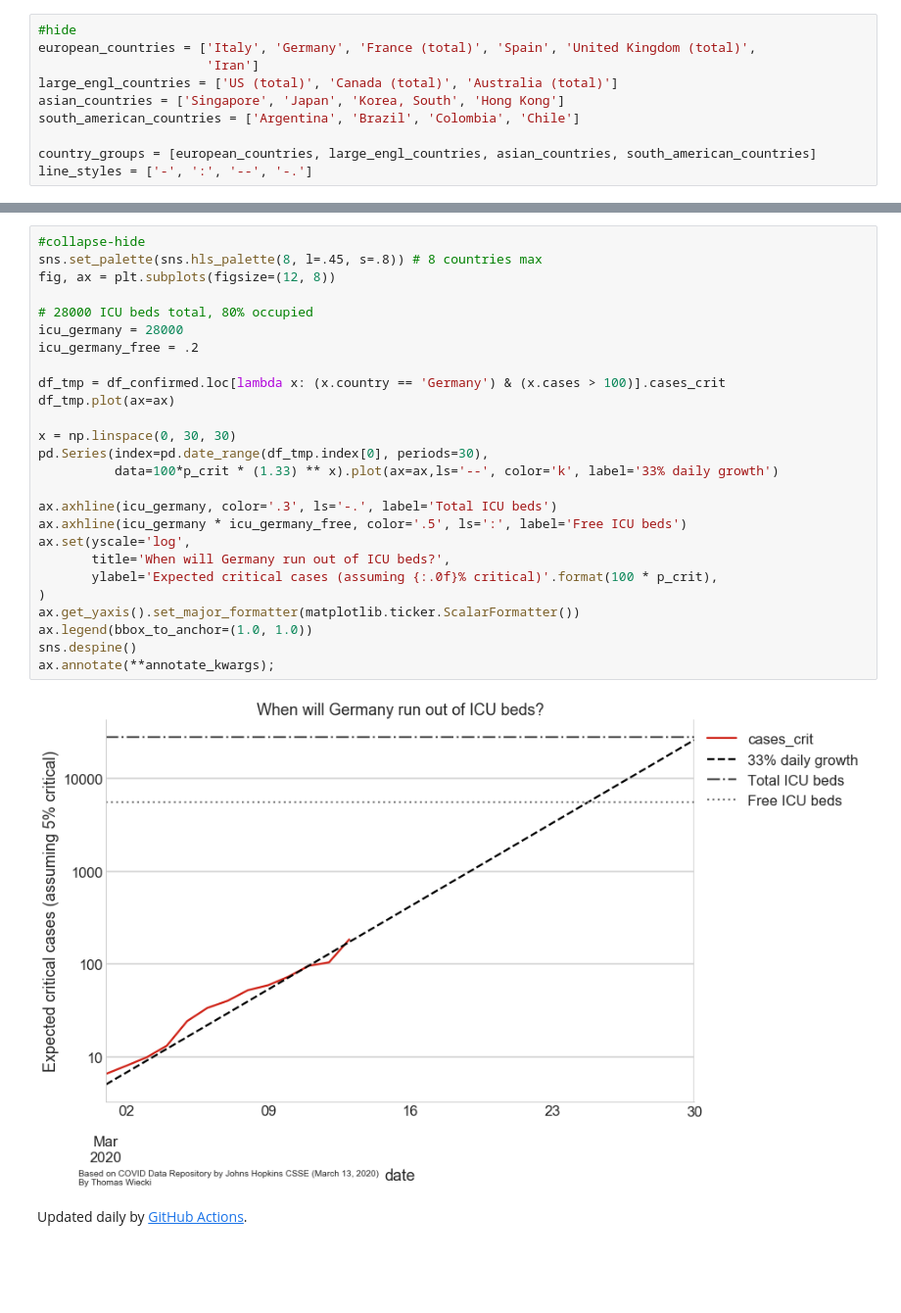
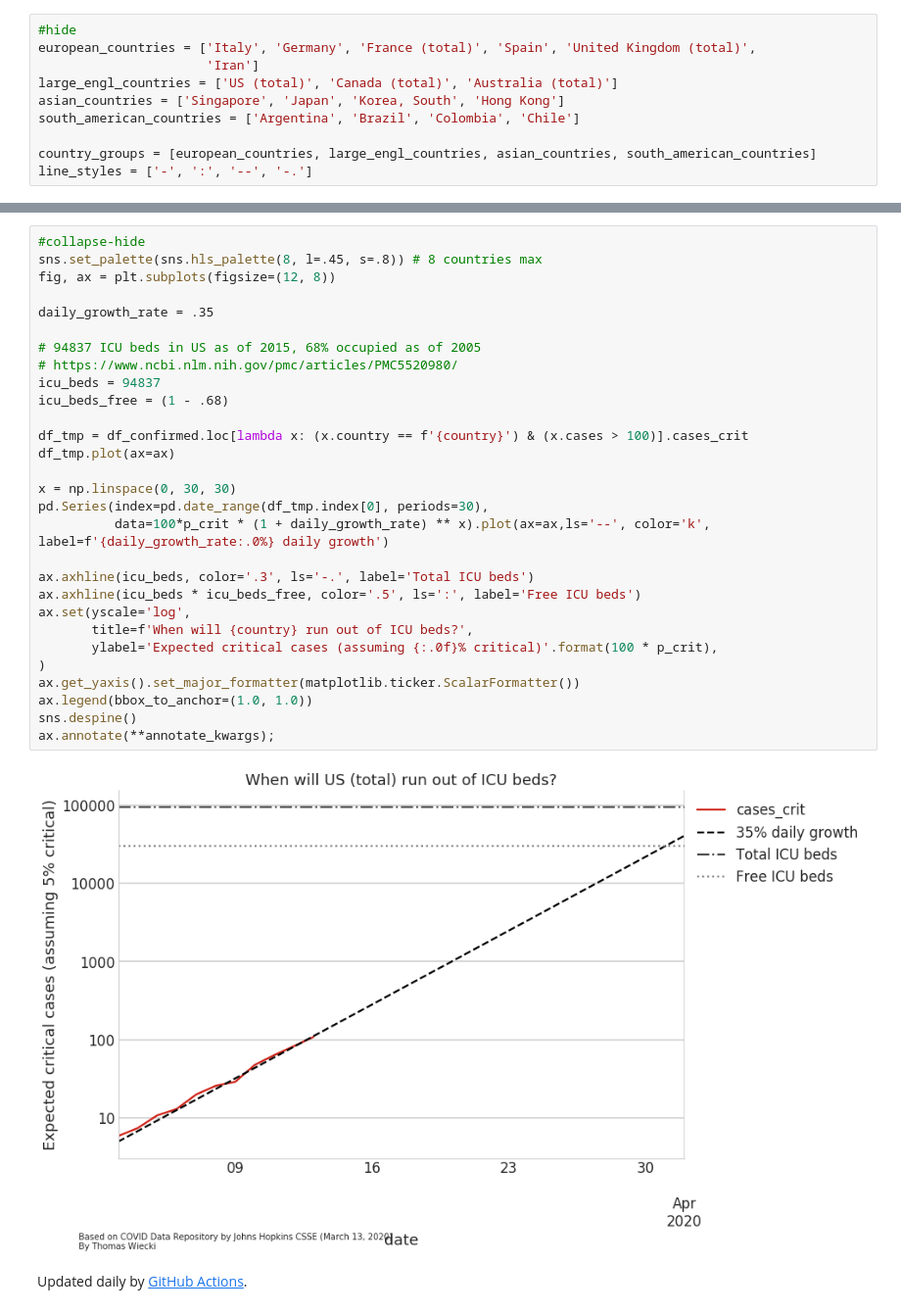
Before and after one commit to bensonlee5/covid19, a Jupyter notebook: covid19_growth.ipynb, the cells around one changed output, grey strips where cells are left out. Shown at 98% size. Cells and saved outputs as stored; diff of their text form; blank space fills up the shorter version.

```diff
--- a/covid19_growth.ipynb
+++ b/covid19_growth.ipynb
@@ -193,31 +211,34 @@ ax.annotate(**annotate_kwargs);
 # %%
 #collapse-hide
 sns.set_palette(sns.hls_palette(8, l=.45, s=.8)) # 8 countries max
 fig, ax = plt.subplots(figsize=(12, 8))
 
-# 28000 ICU beds total, 80% occupied
-icu_germany = 28000
-icu_germany_free = .2
+daily_growth_rate = .35
 
-df_tmp = df_confirmed.loc[lambda x: (x.country == 'Germany') & (x.cases > 100)].cases_crit
+# 94837 ICU beds in US as of 2015, 68% occupied as of 2005
+# https://www.ncbi.nlm.nih.gov/pmc/articles/PMC5520980/
+icu_beds = 94837
+icu_beds_free = (1 - .68)
+
+df_tmp = df_confirmed.loc[lambda x: (x.country == f'{country}') & (x.cases > 100)].cases_crit
 df_tmp.plot(ax=ax)
 
 x = np.linspace(0, 30, 30)
 pd.Series(index=pd.date_range(df_tmp.index[0], periods=30),
-          data=100*p_crit * (1.33) ** x).plot(ax=ax,ls='--', color='k', label='33% daily growth')
+          data=100*p_crit * (1 + daily_growth_rate) ** x).plot(ax=ax,ls='--', color='k', label=f'{daily_growth_rate:.0%} daily growth')
 
-ax.axhline(icu_germany, color='.3', ls='-.', label='Total ICU beds')
-ax.axhline(icu_germany * icu_germany_free, color='.5', ls=':', label='Free ICU beds')
+ax.axhline(icu_beds, color='.3', ls='-.', label='Total ICU beds')
+ax.axhline(icu_beds * icu_beds_free, color='.5', ls=':', label='Free ICU beds')
 ax.set(yscale='log',
-       title='When will Germany run out of ICU beds?',
+       title=f'When will {country} run out of ICU beds?',
        ylabel='Expected critical cases (assuming {:.0f}% critical)'.format(100 * p_crit),
 )
 ax.get_yaxis().set_major_formatter(matplotlib.ticker.ScalarFormatter())
 ax.legend(bbox_to_anchor=(1.0, 1.0))
 sns.despine()
 ax.annotate(**annotate_kwargs);
 # %% [output]
-[figure, old version]
+[figure, new version]
 # %% [markdown]
 Updated daily by [GitHub Actions](https://github.com/features/actions).
 # %% [markdown]
```
Also changed, not shown: parts of 6 cells of this notebook, 1 other file.
